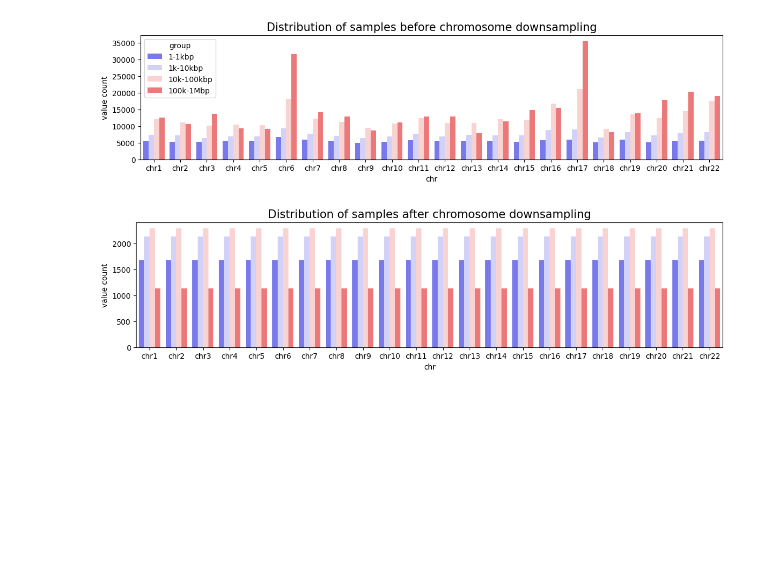
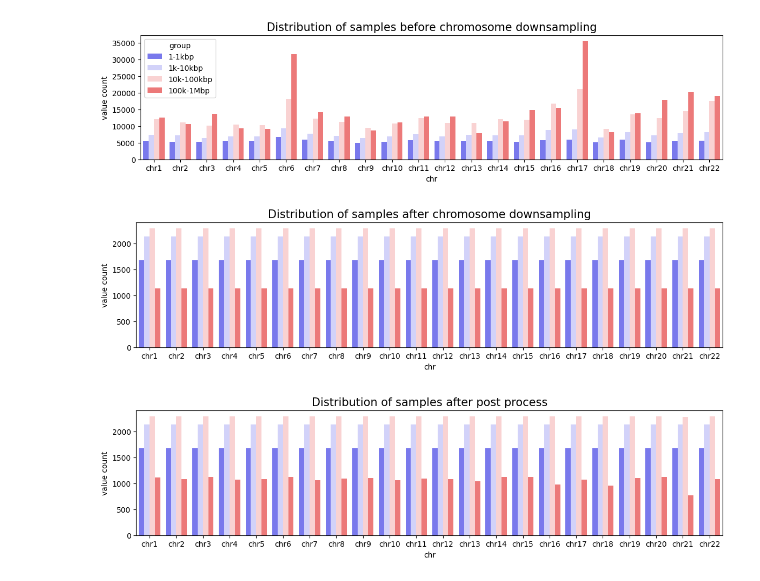
Before and after one commit to Liuzhe30/Methven, a Jupyter notebook: preprocess/01-sample-count.ipynb, the cells around one changed output. Cells and saved outputs as stored; diff of their text form; code cells hidden in the pictures; blank space fills up the shorter version.

Commit message:
generate clean datasets & fetch only sequences

```diff
--- a/preprocess/01-sample-count.ipynb
+++ b/preprocess/01-sample-count.ipynb
@@ -66,3 +66,34 @@ plt.savefig('images/sample-count-after.png',dpi=300, bbox_inches = 'tight')
 plt.show()
 # %% [output]
 [figure]
+# %%
+balanced_path = '../datasets/clean_final_datasets/'
+
+fig, ax = plt.subplots(figsize=(14,3))
+data = pd.DataFrame()
+
+for i in range(22):
+    chr = 'chr' + str(i+1)
+    table1 = pd.read_pickle(balanced_path + chr + '_small.dataset')
+    table2 = pd.read_pickle(balanced_path + chr + '_middle.dataset')
+    table3 = pd.read_pickle(balanced_path + chr + '_large.dataset')
+    table4 = pd.read_pickle(balanced_path + chr + '_huge.dataset')
+
+    num1 = table1.shape[0]
+    num2 = table2.shape[0]
+    num3 = table3.shape[0]
+    num4 = table4.shape[0]
+
+    data = data._append({'chr':chr, 'group':'1-1kbp','value count':num1},ignore_index=True)
+    data = data._append({'chr':chr, 'group':'1k-10kbp','value count':num2},ignore_index=True)
+    data = data._append({'chr':chr, 'group':'10k-100kbp','value count':num3},ignore_index=True)
+    data = data._append({'chr':chr, 'group':'100k-1Mbp','value count':num4},ignore_index=True)
+
+#print(data.head())
+sns.barplot(x='chr', y='value count', hue='group', data=data,palette='bwr')
+plt.title('Distribution of samples after post process', fontsize=15)
+ax.get_legend().remove()
+plt.savefig('images/sample-count-after2.png',dpi=300, bbox_inches = 'tight')
+plt.show()
+# %% [output]
+[figure, added]
```
Also changed, not shown: 1 other file.
